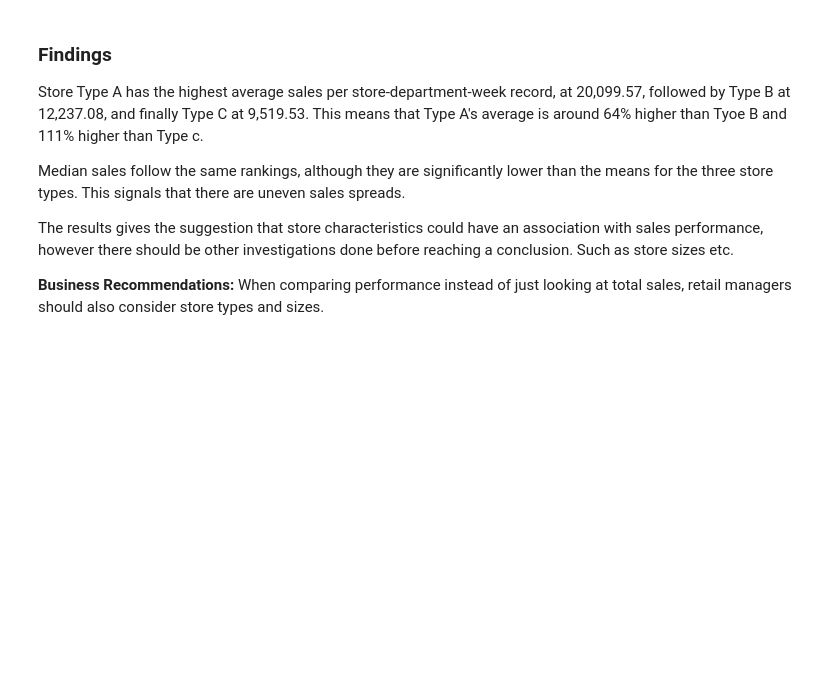
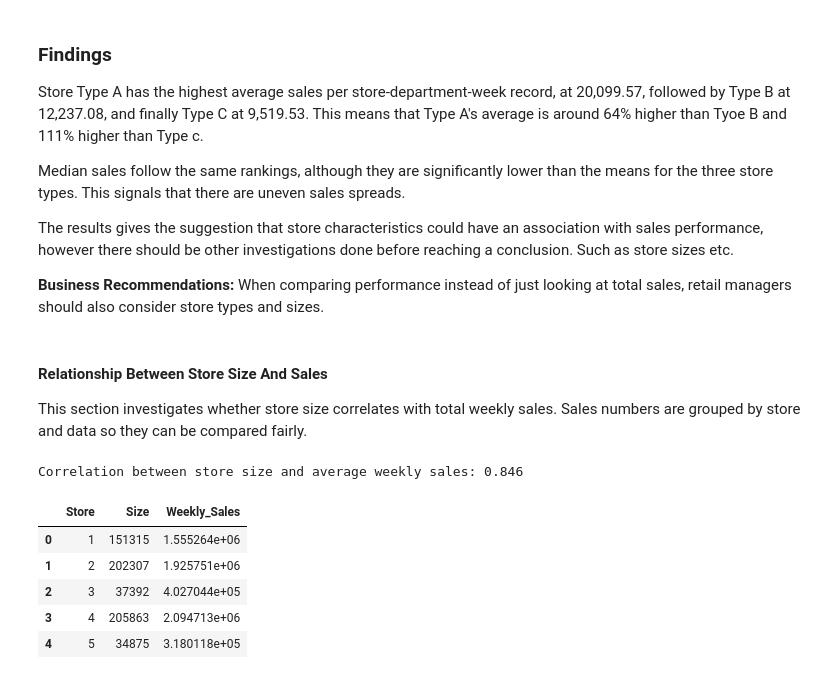
Before and after one commit to Mumtazib01/Retail-Sales-Advanced-Analytics, a Jupyter notebook: jupyter_notebooks/02_retail_sales_eda.ipynb, the cells around one changed output. Saved outputs shown, nothing was run; the diff lists cells and outputs as text; code cells hidden in the pictures; blank space fills up the shorter version.

```diff
--- a/jupyter_notebooks/02_retail_sales_eda.ipynb
+++ b/jupyter_notebooks/02_retail_sales_eda.ipynb
@@ -385,3 +385,33 @@ The results gives the suggestion that store characteristics could have an associ
 
 **Business Recommendations:**
 When comparing performance instead of just looking at total sales, retail managers should also consider store types and sizes.
+# %% [markdown]
+#### Relationship Between Store Size And Sales
+
+This section investigates whether store size correlates with total weekly sales. Sales numbers are grouped by store and data so they can be compared fairly.
+# %%
+# Calculate total weekly sales for each individual store
+store_weekly_sales = (
+    df.groupby(["Store", "Date", "Size"], as_index=False)["Weekly_Sales"]
+    .sum()
+)
+
+# Calculate the average total weekly sales for each store
+store_size_sales = (
+    store_weekly_sales.groupby(["Store", "Size"], as_index=False)["Weekly_Sales"]
+    .mean()
+)
+
+# Measure the correlation between store size and average weekly sales
+size_correlation = store_size_sales["Size"].corr(store_size_sales["Weekly_Sales"])
+print(f"Correlation between store size and average weekly sales: {size_correlation:.3f}")
+
+store_size_sales.head()
+# %% [output]
+Correlation between store size and average weekly sales: 0.846
+|  | Store | Size | Weekly_Sales |
+| 0 | 1 | 151315 | 1.555264e+06 |
+| 1 | 2 | 202307 | 1.925751e+06 |
+| 2 | 3 | 37392 | 4.027044e+05 |
+| 3 | 4 | 205863 | 2.094713e+06 |
+| 4 | 5 | 34875 | 3.180118e+05 |
```
Also changed, not shown: parts of 4 cells of this notebook.
